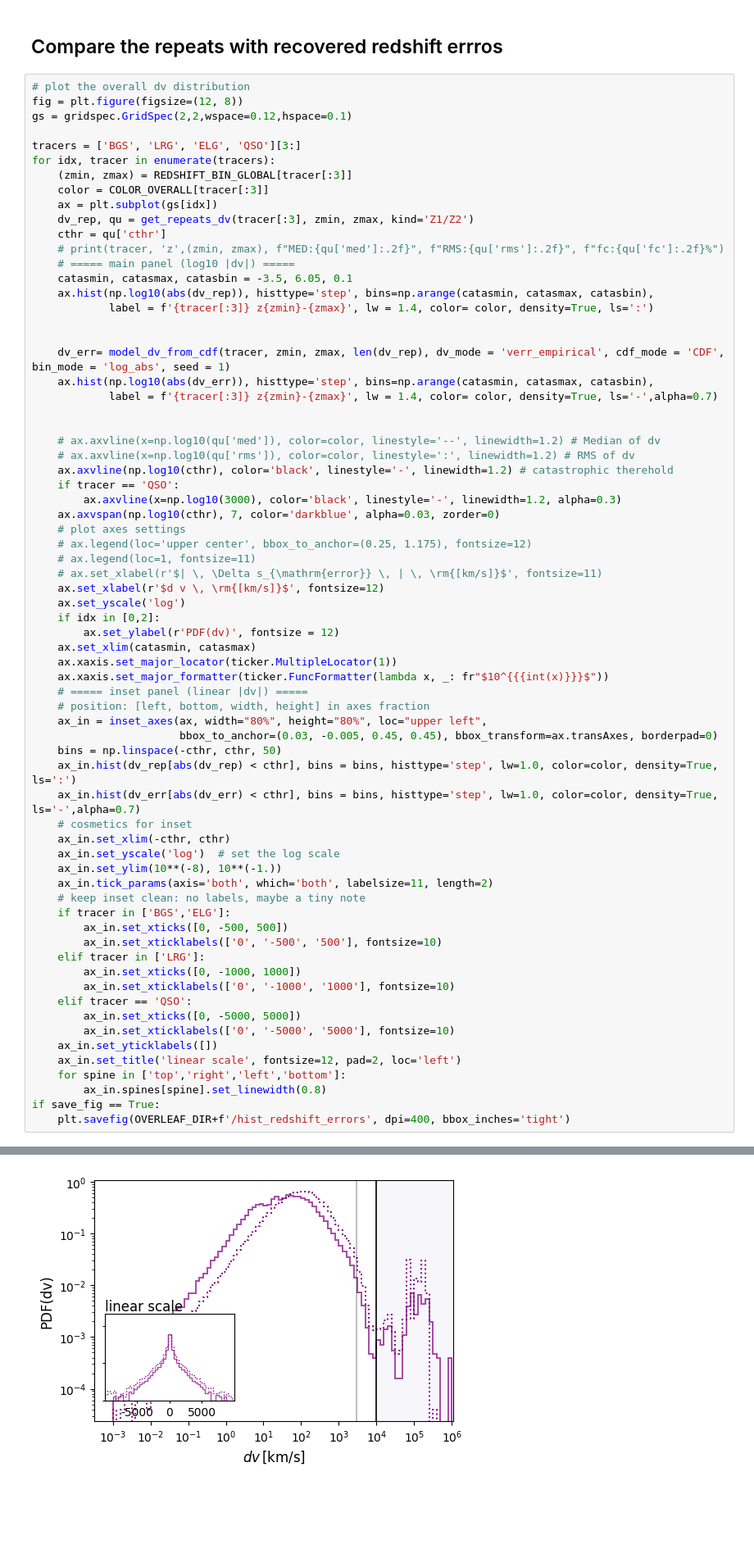
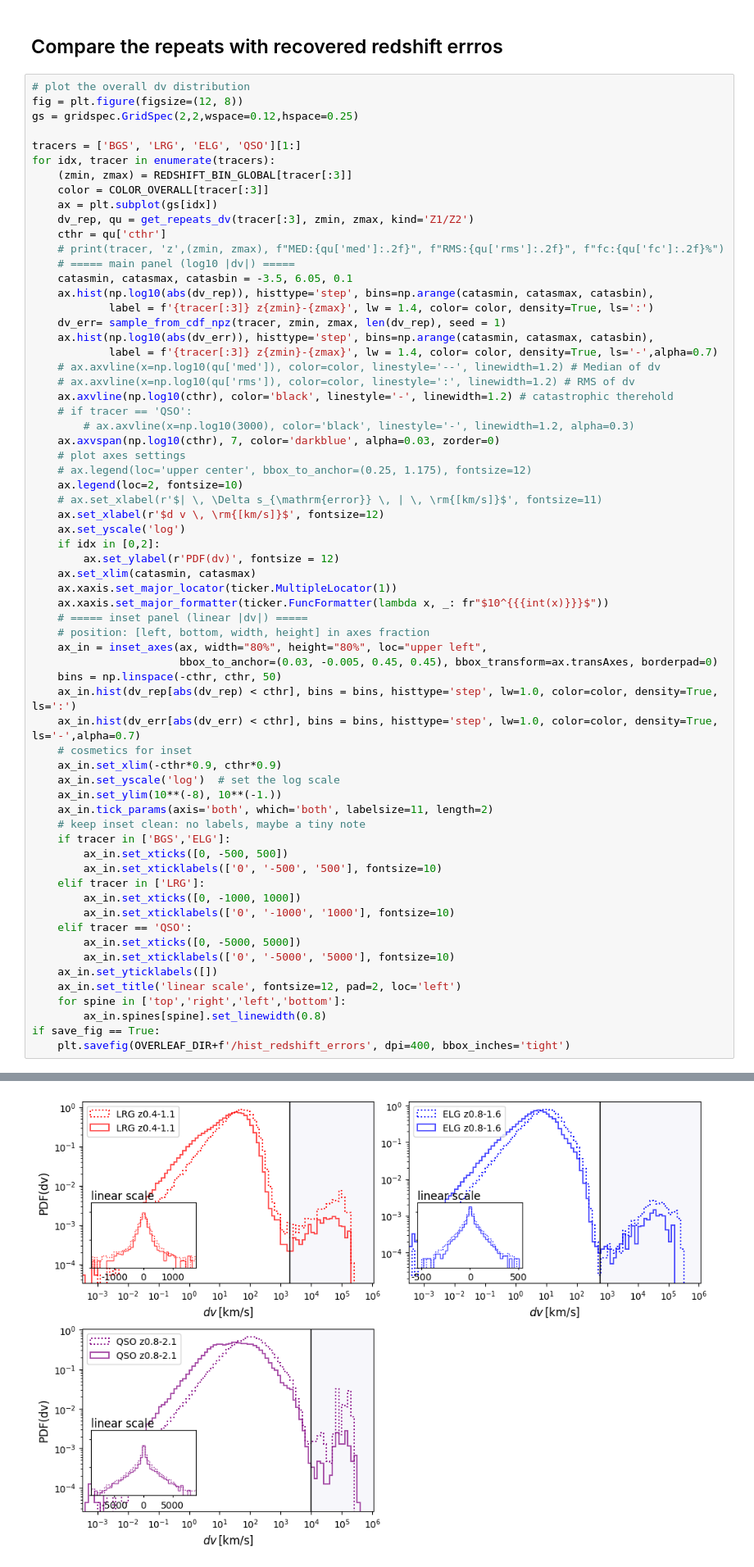
Before and after one commit to ShengyuHE/desi_y3_redshift_errors, a Jupyter notebook: main/repeat_obs/notebooks/model_redshift_errors.ipynb, the cells around one changed output, grey strips where cells are left out. Shown at 82% size. Drawn from its saved outputs; the diff is of its cells as text; blank space fills up the shorter version.

```diff
--- a/main/repeat_obs/notebooks/model_redshift_errors.ipynb
+++ b/main/repeat_obs/notebooks/model_redshift_errors.ipynb
@@ -37,9 +34,9 @@ The autoreload extension is already loaded. To reload it, use:
 # %%
 # plot the overall dv distribution
 fig = plt.figure(figsize=(12, 8))
-gs = gridspec.GridSpec(2,2,wspace=0.12,hspace=0.1)
+gs = gridspec.GridSpec(2,2,wspace=0.12,hspace=0.25)
 
-tracers = ['BGS', 'LRG', 'ELG', 'QSO'][3:]
+tracers = ['BGS', 'LRG', 'ELG', 'QSO'][1:]
 for idx, tracer in enumerate(tracers):
     (zmin, zmax) = REDSHIFT_BIN_GLOBAL[tracer[:3]]
     color = COLOR_OVERALL[tracer[:3]]
@@ -51,22 +48,18 @@ for idx, tracer in enumerate(tracers):
     catasmin, catasmax, catasbin = -3.5, 6.05, 0.1
     ax.hist(np.log10(abs(dv_rep)), histtype='step', bins=np.arange(catasmin, catasmax, catasbin),
             label = f'{tracer[:3]} z{zmin}-{zmax}', lw = 1.4, color= color, density=True, ls=':')
-
-
-    dv_err= model_dv_from_cdf(tracer, zmin, zmax, len(dv_rep), dv_mode = 'verr_empirical', cdf_mode = 'CDF', bin_mode = 'log_abs', seed = 1)
+    dv_err= sample_from_cdf_npz(tracer, zmin, zmax, len(dv_rep), seed = 1)
     ax.hist(np.log10(abs(dv_err)), histtype='step', bins=np.arange(catasmin, catasmax, catasbin),
             label = f'{tracer[:3]} z{zmin}-{zmax}', lw = 1.4, color= color, density=True, ls='-',alpha=0.7)
-
-
     # ax.axvline(x=np.log10(qu['med']), color=color, linestyle='--', linewidth=1.2) # Median of dv
     # ax.axvline(x=np.log10(qu['rms']), color=color, linestyle=':', linewidth=1.2) # RMS of dv
     ax.axvline(np.log10(cthr), color='black', linestyle='-', linewidth=1.2) # catastrophic therehold
-    if tracer == 'QSO':
-        ax.axvline(x=np.log10(3000), color='black', linestyle='-', linewidth=1.2, alpha=0.3)
+    # if tracer == 'QSO':
+        # ax.axvline(x=np.log10(3000), color='black', linestyle='-', linewidth=1.2, alpha=0.3)
     ax.axvspan(np.log10(cthr), 7, color='darkblue', alpha=0.03, zorder=0)
     # plot axes settings
     # ax.legend(loc='upper center', bbox_to_anchor=(0.25, 1.175), fontsize=12)
-    # ax.legend(loc=1, fontsize=11)
+    ax.legend(loc=2, fontsize=10)
     # ax.set_xlabel(r'$| \, \Delta s_{\mathrm{error}} \, | \, \rm{[km/s]}$', fontsize=11)
     ax.set_xlabel(r'$d v \, \rm{[km/s]}$', fontsize=12)
     ax.set_yscale('log')
@@ -83,7 +76,7 @@ for idx, tracer in enumerate(tracers):
     ax_in.hist(dv_rep[abs(dv_rep) < cthr], bins = bins, histtype='step', lw=1.0, color=color, density=True, ls=':')
     ax_in.hist(dv_err[abs(dv_err) < cthr], bins = bins, histtype='step', lw=1.0, color=color, density=True, ls='-',alpha=0.7)
     # cosmetics for inset
-    ax_in.set_xlim(-cthr, cthr)
+    ax_in.set_xlim(-cthr*0.9, cthr*0.9)
     ax_in.set_yscale('log')  # set the log scale
     ax_in.set_ylim(10**(-8), 10**(-1.))
     ax_in.tick_params(axis='both', which='both', labelsize=11, length=2)
@@ -108,4 +100,4 @@ if save_fig == True:
-[figure, old version]
+[figure, new version]
 # %% [markdown]
 ## Fit the smear part with Gaussian/Lorentzian function
 # %%
```
Also changed, not shown: parts of 2 cells of this notebook, 12 other files.
